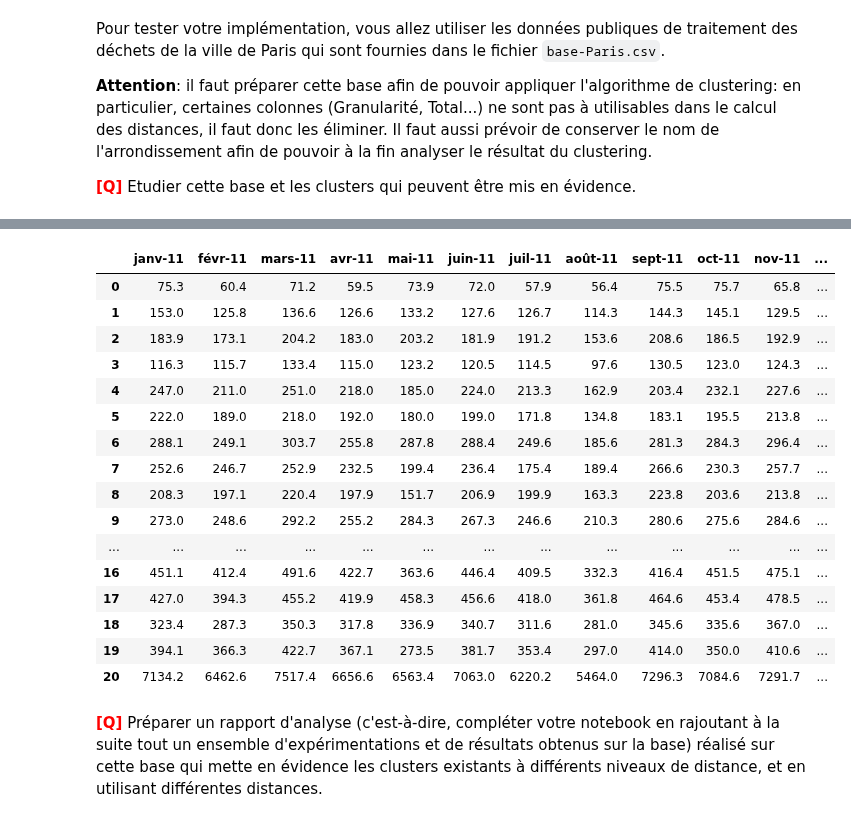
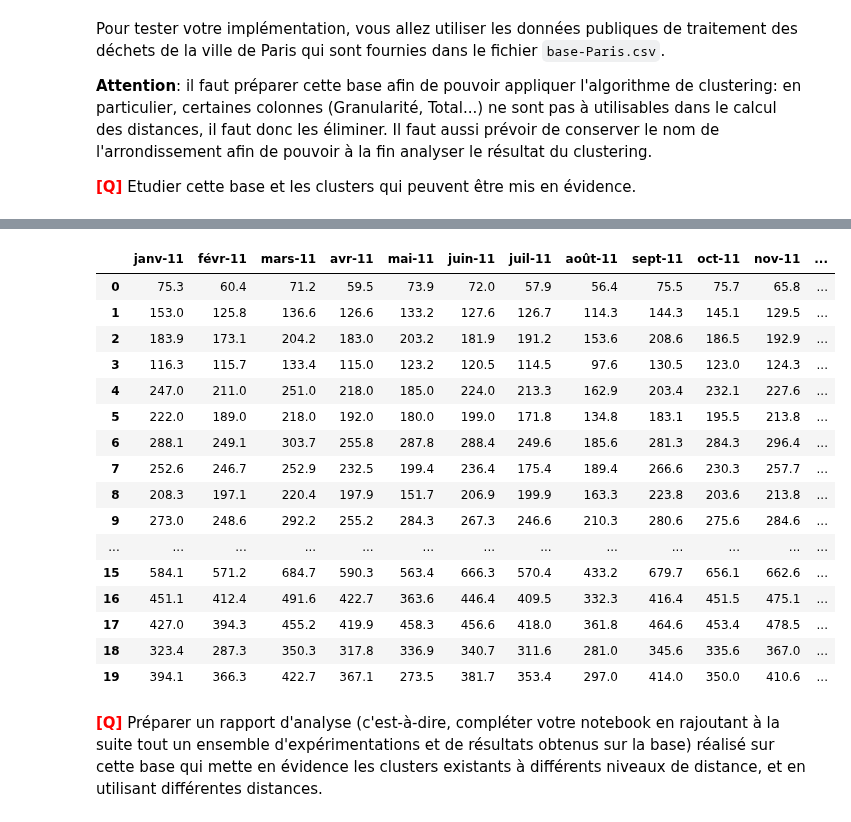
Before and after one commit to baris221/LU3IN026_TME, a Jupyter notebook: TME8/tme-08.ipynb, the cells around one changed output, grey strips where cells are left out. Cells and saved outputs as stored; diff of their text form; code cells hidden in the pictures.

```diff
--- a/TME8/tme-08.ipynb
+++ b/TME8/tme-08.ipynb
@@ -666,26 +666,26 @@ data_Paris
 | 19 | 75020 | 394.1 | 366.3 | 422.7 | 367.1 | 273.5 | 381.7 | 353.4 | 297.0 | 414.0 | 350.0 | ... |
 | 20 | Tous | 7134.2 | 6462.6 | 7517.4 | 6656.6 | 6563.4 | 7063.0 | 6220.2 | 5464.0 | 7296.3 | 7084.6 | ... |
 # %%
-data_Paris_analyse=data_Paris.drop(columns=["Granularité"])
+data_Paris_analyse=data_Paris[:-1].drop(columns=["Granularité","Total-2011"])
 data_Paris_analyse
 # %% [output]
 |  | janv-11 | févr-11 | mars-11 | avr-11 | mai-11 | juin-11 | juil-11 | août-11 | sept-11 | oct-11 | nov-11 | ... |
 | 0 | 75.3 | 60.4 | 71.2 | 59.5 | 73.9 | 72.0 | 57.9 | 56.4 | 75.5 | 75.7 | 65.8 | ... |
 | 1 | 153.0 | 125.8 | 136.6 | 126.6 | 133.2 | 127.6 | 126.7 | 114.3 | 144.3 | 145.1 | 129.5 | ... |
 | 2 | 183.9 | 173.1 | 204.2 | 183.0 | 203.2 | 181.9 | 191.2 | 153.6 | 208.6 | 186.5 | 192.9 | ... |
 | 3 | 116.3 | 115.7 | 133.4 | 115.0 | 123.2 | 120.5 | 114.5 | 97.6 | 130.5 | 123.0 | 124.3 | ... |
 | 4 | 247.0 | 211.0 | 251.0 | 218.0 | 185.0 | 224.0 | 213.3 | 162.9 | 203.4 | 232.1 | 227.6 | ... |
 | 5 | 222.0 | 189.0 | 218.0 | 192.0 | 180.0 | 199.0 | 171.8 | 134.8 | 183.1 | 195.5 | 213.8 | ... |
 | 6 | 288.1 | 249.1 | 303.7 | 255.8 | 287.8 | 288.4 | 249.6 | 185.6 | 281.3 | 284.3 | 296.4 | ... |
 | 7 | 252.6 | 246.7 | 252.9 | 232.5 | 199.4 | 236.4 | 175.4 | 189.4 | 266.6 | 230.3 | 257.7 | ... |
 | 8 | 208.3 | 197.1 | 220.4 | 197.9 | 151.7 | 206.9 | 199.9 | 163.3 | 223.8 | 203.6 | 213.8 | ... |
 | 9 | 273.0 | 248.6 | 292.2 | 255.2 | 284.3 | 267.3 | 246.6 | 210.3 | 280.6 | 275.6 | 284.6 | ... |
 | ... | ... | ... | ... | ... | ... | ... | ... | ... | ... | ... | ... | ... |
+| 15 | 584.1 | 571.2 | 684.7 | 590.3 | 563.4 | 666.3 | 570.4 | 433.2 | 679.7 | 656.1 | 662.6 | ... |
 | 16 | 451.1 | 412.4 | 491.6 | 422.7 | 363.6 | 446.4 | 409.5 | 332.3 | 416.4 | 451.5 | 475.1 | ... |
 | 17 | 427.0 | 394.3 | 455.2 | 419.9 | 458.3 | 456.6 | 418.0 | 361.8 | 464.6 | 453.4 | 478.5 | ... |
 | 18 | 323.4 | 287.3 | 350.3 | 317.8 | 336.9 | 340.7 | 311.6 | 281.0 | 345.6 | 335.6 | 367.0 | ... |
 | 19 | 394.1 | 366.3 | 422.7 | 367.1 | 273.5 | 381.7 | 353.4 | 297.0 | 414.0 | 350.0 | 410.6 | ... |
-| 20 | 7134.2 | 6462.6 | 7517.4 | 6656.6 | 6563.4 | 7063.0 | 6220.2 | 5464.0 | 7296.3 | 7084.6 | 7291.7 | ... |
 # %% [markdown]
 <font size="+1" color="RED"><b>[Q]</b></font> Préparer un rapport d'analyse (c'est-à-dire, compléter votre notebook en rajoutant à la suite tout un ensemble d'expérimentations et de résultats obtenus sur la base) réalisé sur cette base qui mette en évidence les clusters existants à différents niveaux de distance, et en utilisant différentes distances.
 # %%
```
Also changed, not shown: parts of 7 cells of this notebook, 5 other files.
